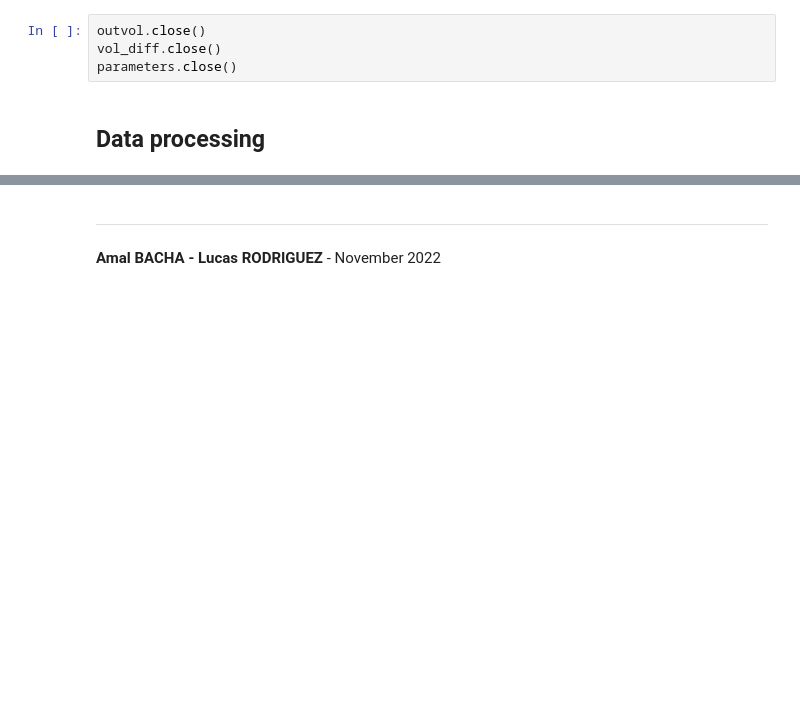
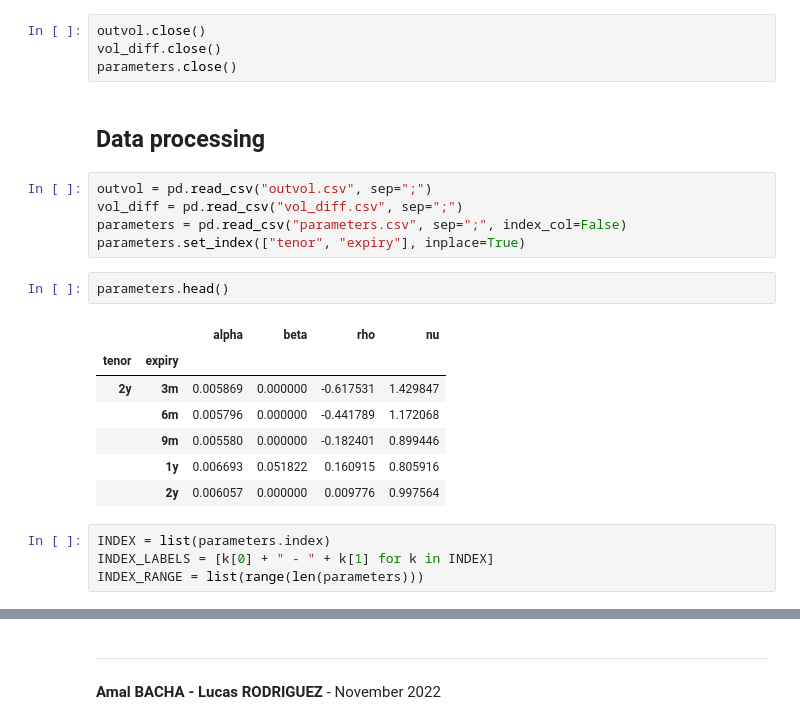
Before and after one commit to lcsrodriguez/SABR_Volatility-Rates, a Jupyter notebook: main.ipynb, the cells around one changed output, grey strips where cells are left out. Saved outputs shown, nothing was run; the diff lists cells and outputs as text; blank space fills up the shorter version.

```diff
--- a/main.ipynb
+++ b/main.ipynb
@@ -335,5 +340,24 @@ tenor    expiry
 outvol.close()
 vol_diff.close()
 parameters.close()
-# %% [markdown]
-## Data processing
+# %% [markdown]
+## Data processing
+# %%
+outvol = pd.read_csv("outvol.csv", sep=";")
+vol_diff = pd.read_csv("vol_diff.csv", sep=";")
+parameters = pd.read_csv("parameters.csv", sep=";", index_col=False)
+parameters.set_index(["tenor", "expiry"], inplace=True)
+# %%
+parameters.head()
+# %% [output]
+|  |  | alpha | beta | rho | nu |
+| tenor | expiry |  |  |  |  |
+| 2y | 3m | 0.005869 | 0.000000 | -0.617531 | 1.429847 |
+|  | 6m | 0.005796 | 0.000000 | -0.441789 | 1.172068 |
+|  | 9m | 0.005580 | 0.000000 | -0.182401 | 0.899446 |
+|  | 1y | 0.006693 | 0.051822 | 0.160915 | 0.805916 |
+|  | 2y | 0.006057 | 0.000000 | 0.009776 | 0.997564 |
+# %%
+INDEX = list(parameters.index)
+INDEX_LABELS = [k[0] + " - " + k[1] for k in INDEX]
+INDEX_RANGE = list(range(len(parameters)))
```
Also changed, not shown: parts of 9 cells of this notebook.
